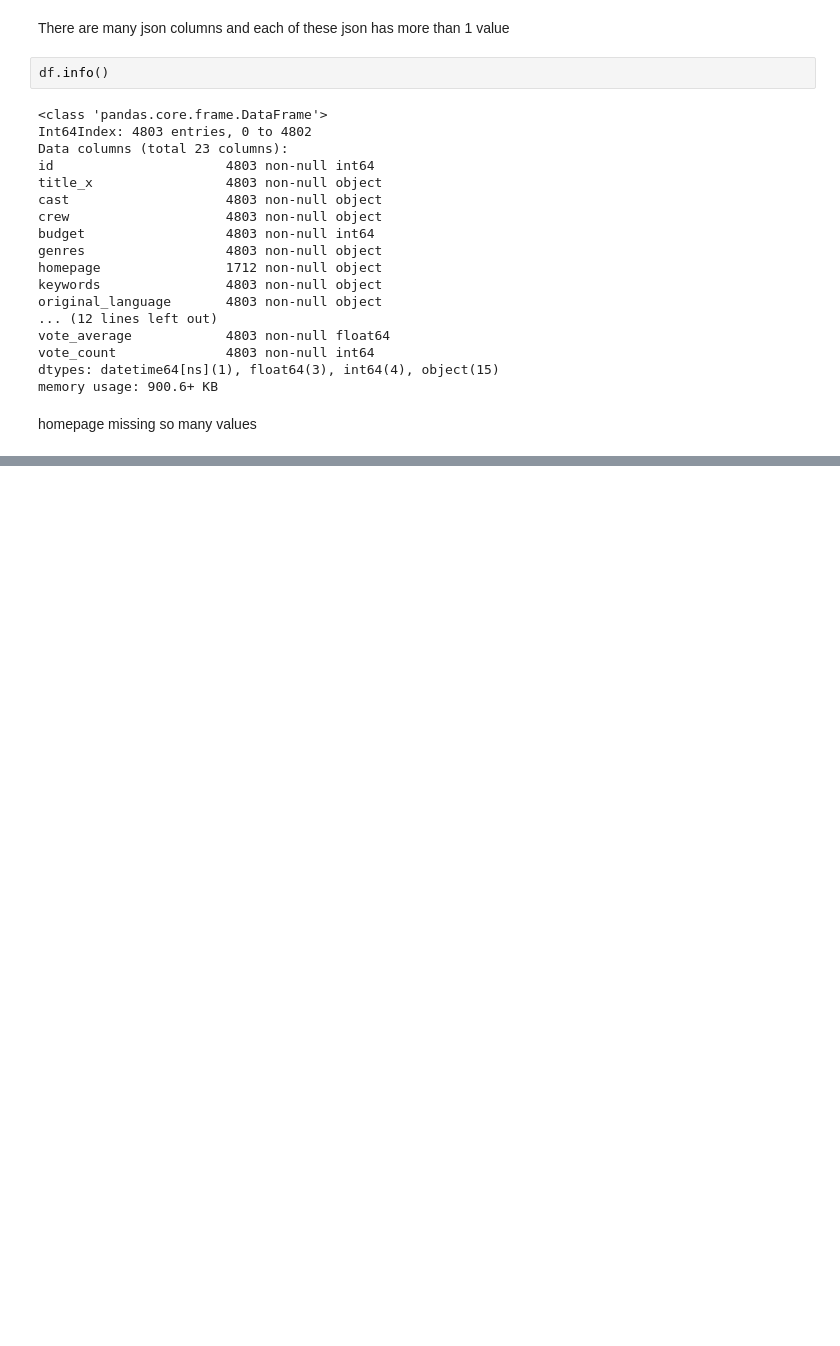
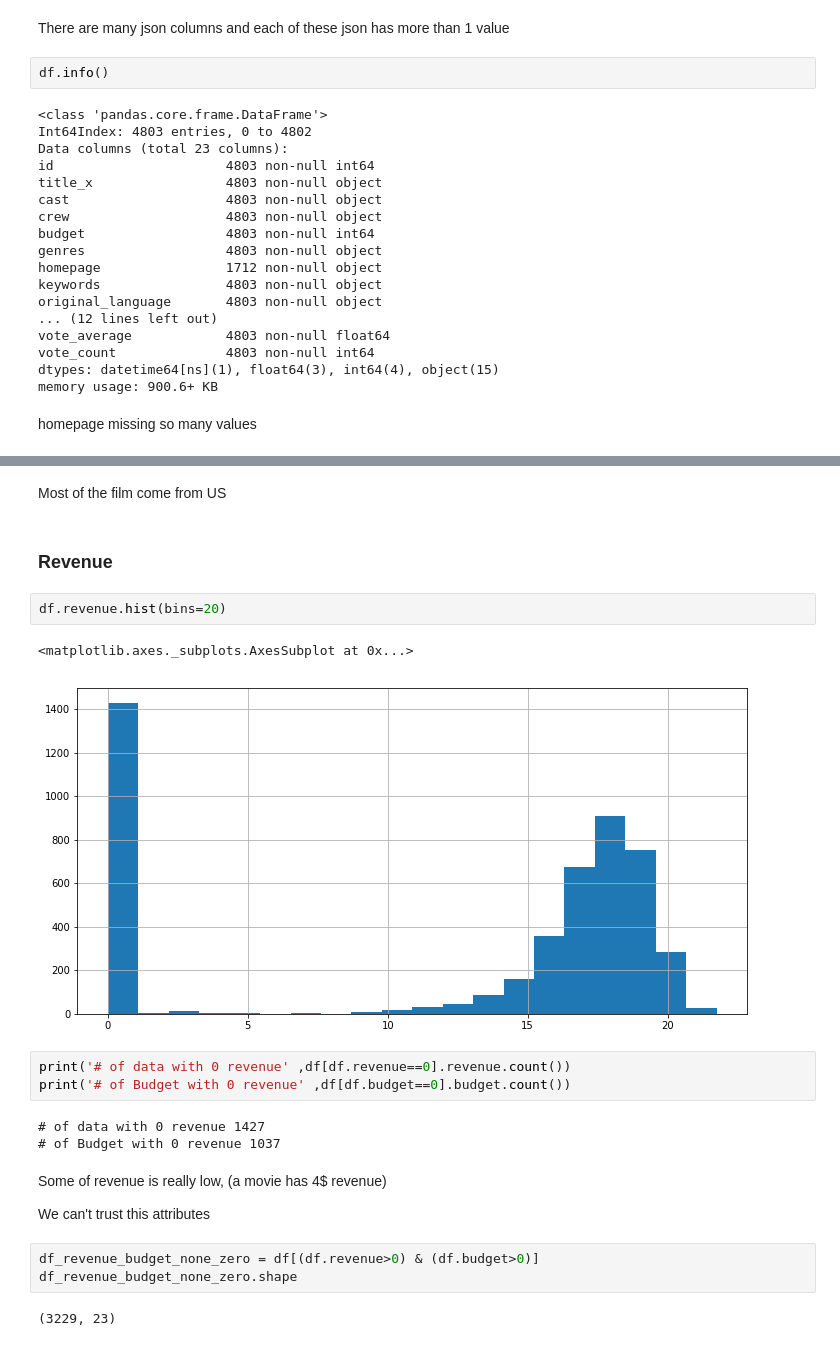
Before and after one commit to qnkhuat/kaggle, a Jupyter notebook: recommender-system/notebooks/movies/self implement.ipynb, the cells around one changed output, grey strips where cells are left out. Cells and saved outputs as stored; diff of their text form; blank space fills up the shorter version.

```diff
--- a/recommender-system/notebooks/movies/self implement.ipynb
+++ b/recommender-system/notebooks/movies/self implement.ipynb
@@ -149,0 +348,24 @@ crew
+# %% [markdown]
+Most of the film come from US
+# %% [markdown]
+### Revenue
+# %%
+df.revenue.hist(bins=20)
+# %% [output]
+<matplotlib.axes._subplots.AxesSubplot at 0x...>
+[figure, added]
+# %%
+print('# of data with 0 revenue' ,df[df.revenue==0].revenue.count())
+print('# of Budget with 0 revenue' ,df[df.budget==0].budget.count())
+# %% [output]
+# of data with 0 revenue 1427
+# of Budget with 0 revenue 1037
+# %% [markdown]
+Some of revenue is really low, (a movie has 4$ revenue)
+
+We can't trust this attributes
+# %%
+df_revenue_budget_none_zero = df[(df.revenue>0) & (df.budget>0)]
+df_revenue_budget_none_zero.shape
+# %% [output]
+(3229, 23)
```
Also changed, not shown: parts of 52 cells of this notebook, 9 other files.
